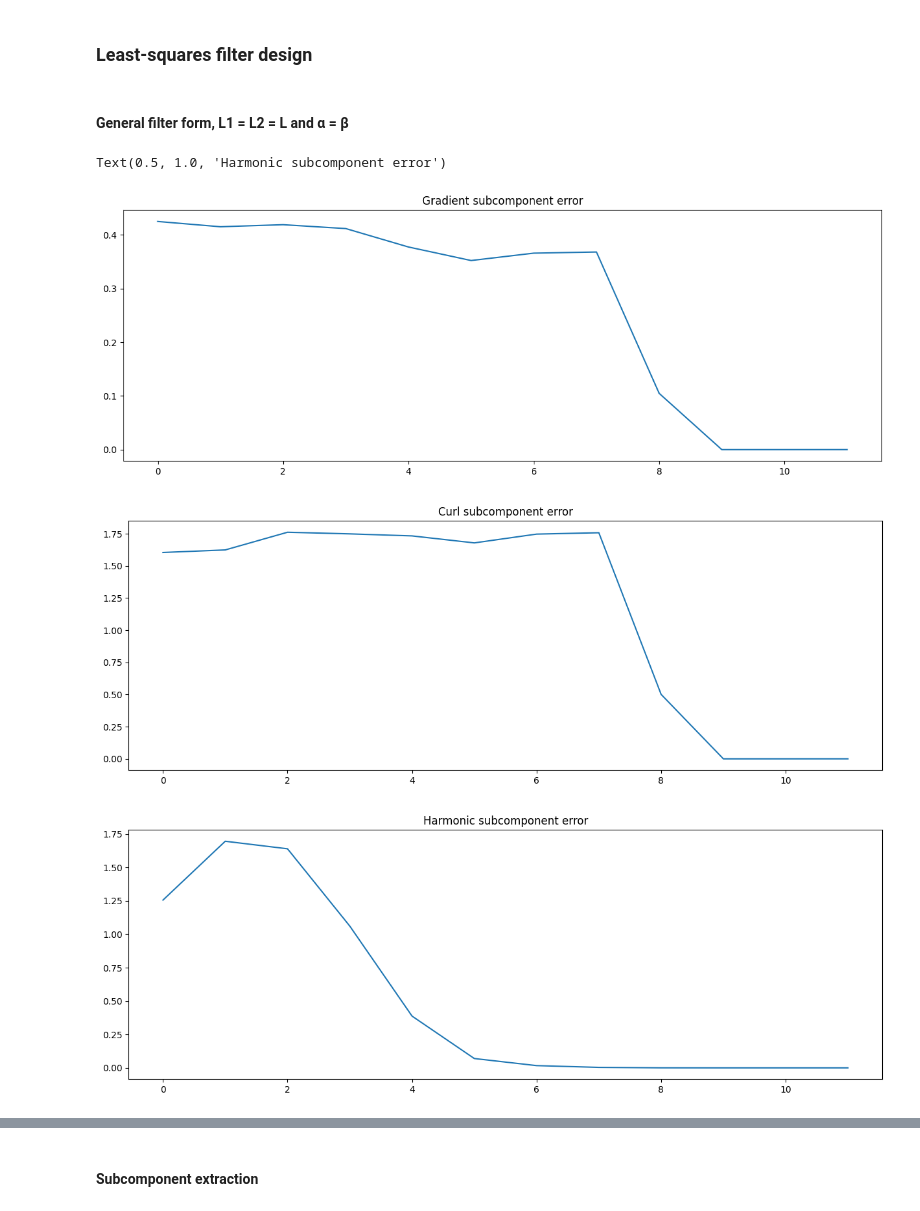
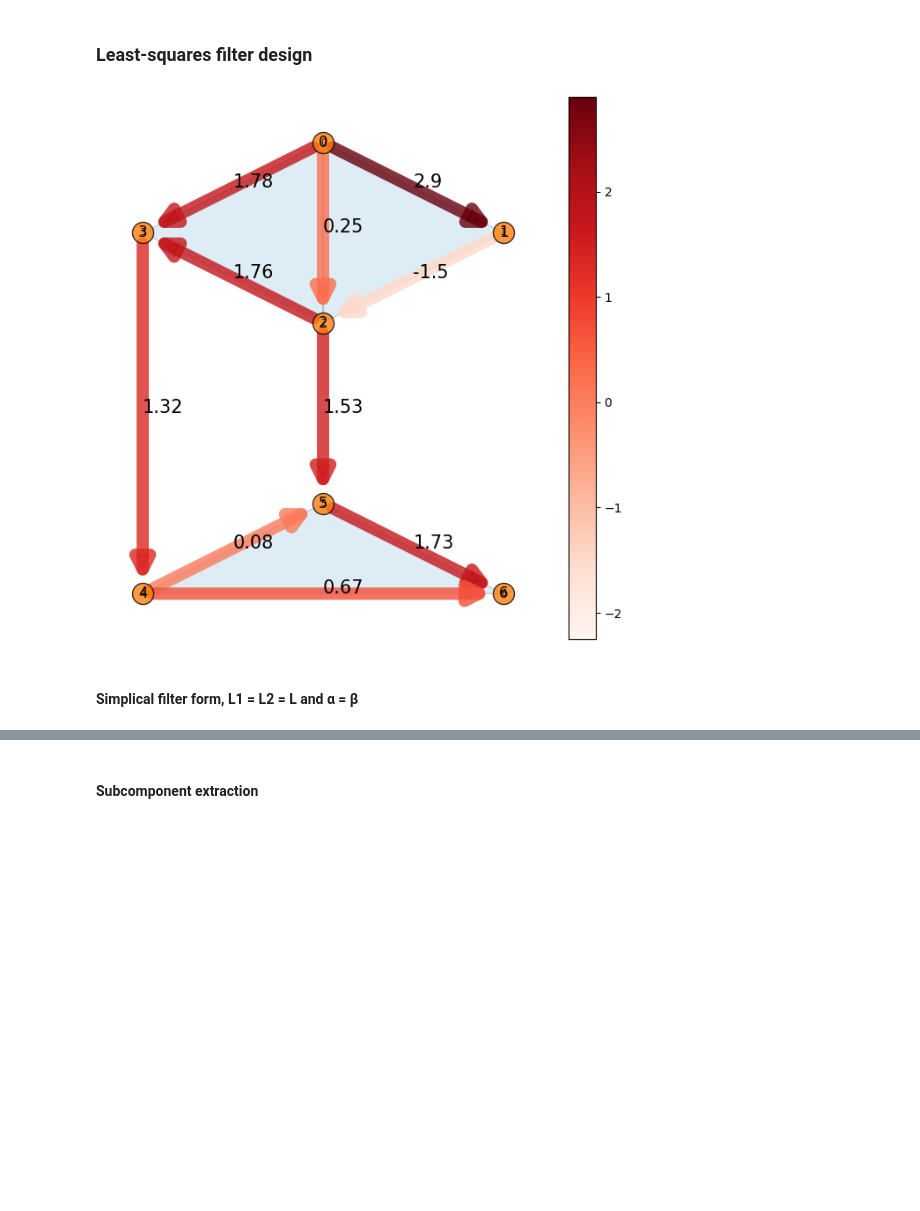
Before and after one commit to irtazahashmi/pytspl, a Jupyter notebook: notebooks/ls_filter_design.ipynb, the cells around one changed output, grey strips where cells are left out. Saved outputs shown, nothing was run; the diff lists cells and outputs as text; code cells hidden in the pictures; blank space fills up the shorter version.

```diff
--- a/notebooks/ls_filter_design.ipynb
+++ b/notebooks/ls_filter_design.ipynb
@@ -44,52 +43,24 @@ scplot = SCPlot(sc, coordinates)
 # %%
 from sclibrary.ls_filter_design import LSFilterDesign
 
 f = np.array([
     2.90,
     0.25,
     1.78,
     -1.50,
     1.76,
     1.53,
     1.32,
     0.08,
     0.67,
     1.73
 ])
 
+scplot.draw_flow(flow=f)
+
 lsfilter = LSFilterDesign(simplicial_complex=sc)
+# %% [output]
+[figure, added]
 # %% [markdown]
-#### General filter form, L1 = L2 = L and α = β
+#### Simplical filter form, L1 = L2 = L and α = β
-# %%
-filter_range = range(12)
-
-
-# gradient
-lsfilter.general_filter(
-    component="gradient", f=f, filter_range=filter_range
-)
-plt.figure(figsize=(15, 5))
-plt.plot(filter_range, lsfilter.errors)
-plt.title("Gradient subcomponent error")
-
-# curl
-lsfilter.general_filter(
-    component="curl", f=f, filter_range=filter_range
-)
-plt.figure(figsize=(15, 5))
-plt.plot(filter_range, lsfilter.errors)
-plt.title("Curl subcomponent error")
-
-# harmonic
-lsfilter.general_filter(
-    component="harmonic", f=f, filter_range=filter_range
-)
-plt.figure(figsize=(15, 5))
-plt.plot(filter_range, lsfilter.errors)
-plt.title("Harmonic subcomponent error")
-# %% [output]
-Text(0.5, 1.0, 'Harmonic subcomponent error')
-[figure, removed]
-[figure, removed]
-[figure, removed]
 # %%
```
Also changed, not shown: parts of 7 cells of this notebook, 12 other files.
